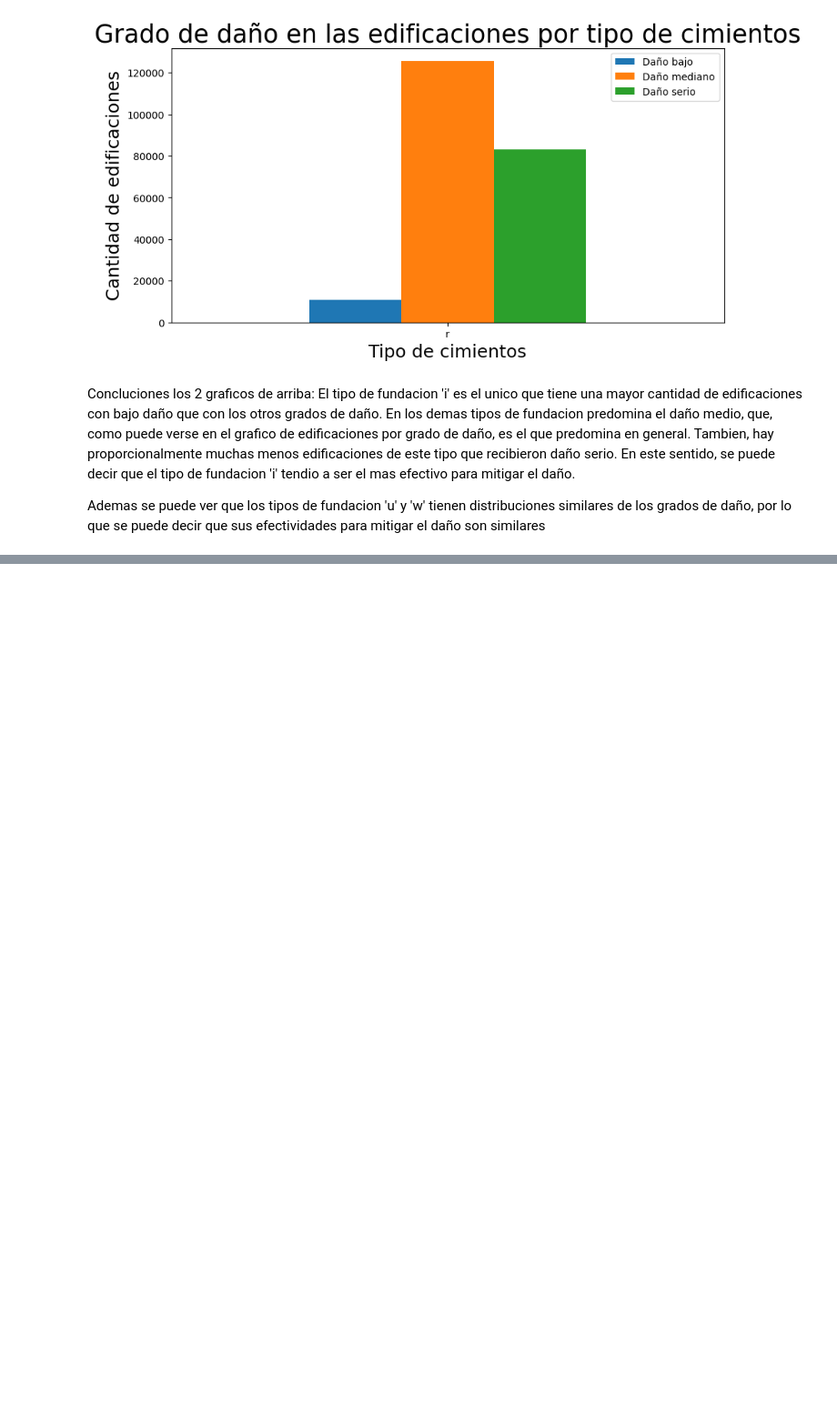
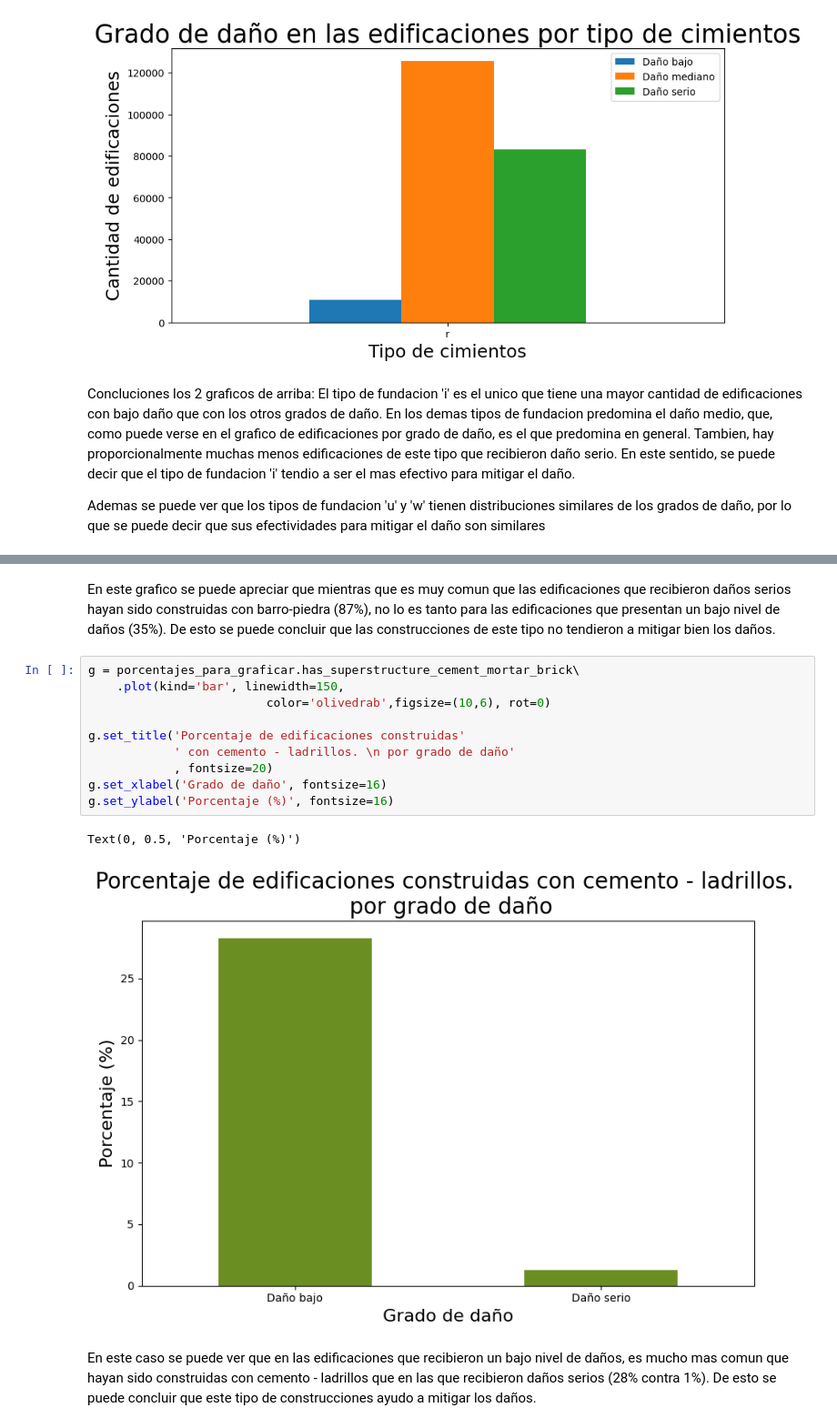
Before and after one commit to GuidoBergman/Datos---Tp1, a Jupyter notebook: Tp1.ipynb, the cells around one changed output, grey strips where cells are left out. Shown: that part at 91% size. Cells and saved outputs as stored; diff of their text form; blank space fills up the shorter version.

Commit message:
Agrego nuevos graficos

```diff
--- a/Tp1.ipynb
+++ b/Tp1.ipynb
@@ -79,0 +109,17 @@ Ademas se puede ver que los tipos de fundacion 'u' y 'w' tienen distribuciones s
+# %% [markdown]
+En este grafico se puede apreciar que mientras que es muy comun que las edificaciones que recibieron daños serios hayan sido construidas con barro-piedra (87%), no lo es tanto para las edificaciones que presentan un bajo nivel de daños (35%). De esto se puede concluir que las construcciones de este tipo no tendieron a mitigar bien los daños.
+# %%
+g = porcentajes_para_graficar.has_superstructure_cement_mortar_brick\
+    .plot(kind='bar', linewidth=150,
+                         color='olivedrab',figsize=(10,6), rot=0)
+
+g.set_title('Porcentaje de edificaciones construidas'
+            ' con cemento - ladrillos. \n por grado de daño'
+            , fontsize=20)
+g.set_xlabel('Grado de daño', fontsize=16)
+g.set_ylabel('Porcentaje (%)', fontsize=16)
+# %% [output]
+Text(0, 0.5, 'Porcentaje (%)')
+[figure, added]
+# %% [markdown]
+En este caso se puede ver que en las edificaciones que recibieron un bajo nivel de daños, es mucho mas comun que hayan sido construidas con cemento - ladrillos que en las que recibieron daños serios (28% contra 1%). De esto se puede concluir que este tipo de construcciones ayudo a mitigar los daños.
```
Also changed, not shown: parts of 5 cells of this notebook, 1 other file.
